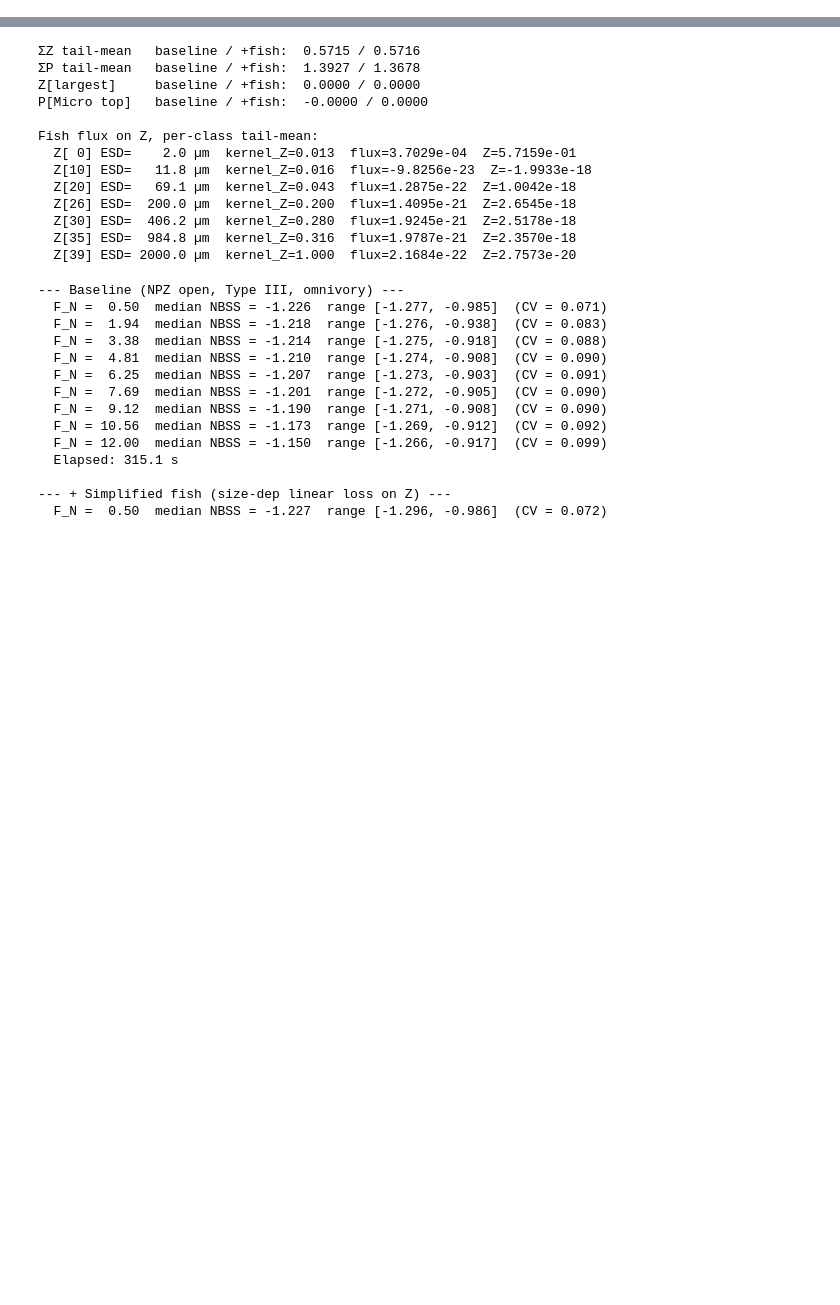
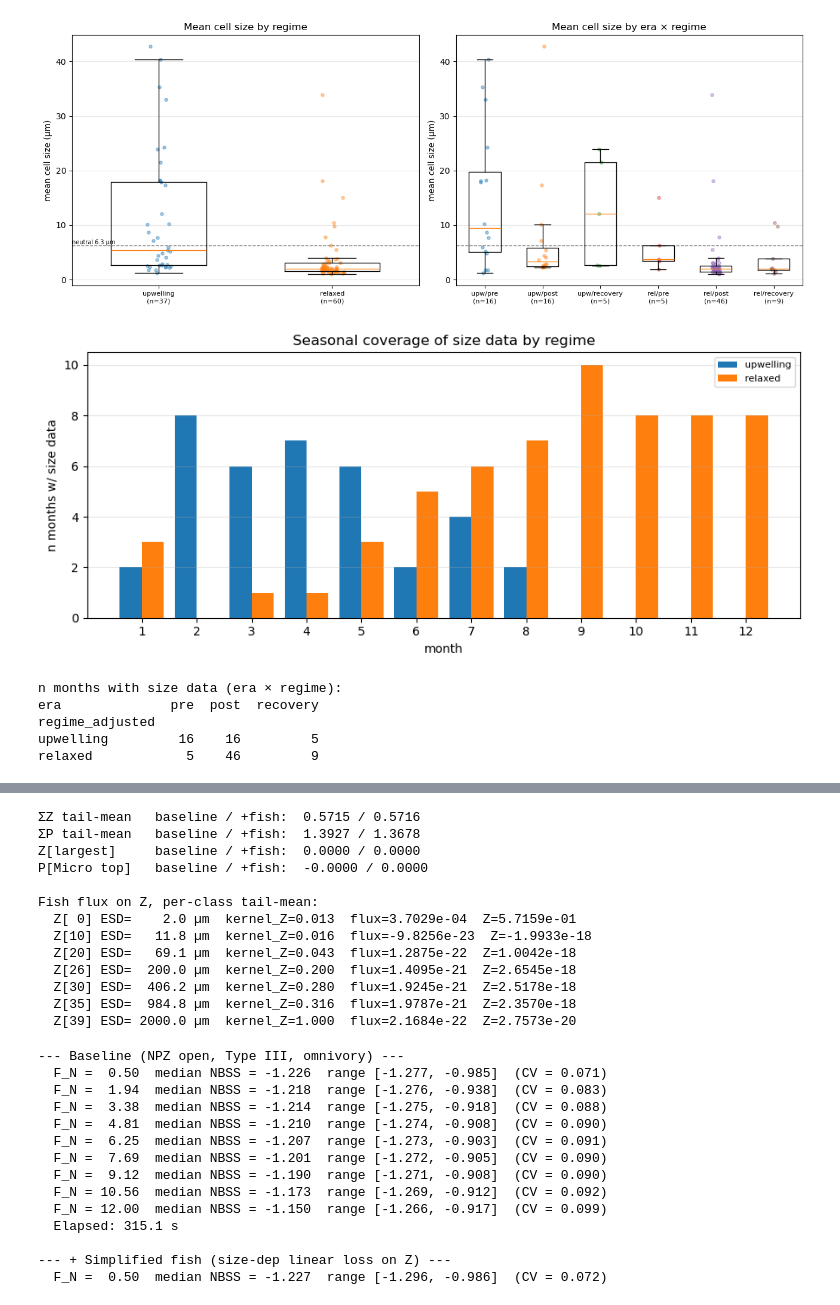
Before and after one commit to ben1post/SSMCariaco, a Jupyter notebook: plots/TestQuickPlots.ipynb, the cells around one changed output, grey strips where cells are left out. Drawn from its saved outputs; the diff is of its cells as text; code cells hidden in the pictures; blank space fills up the shorter version.

Commit message:
new obs plots

```diff
--- a/plots/TestQuickPlots.ipynb
+++ b/plots/TestQuickPlots.ipynb
@@ -111,0 +112,57 @@ recovery          14  -1.093 -1.051
+# %%
+import pandas as pd, numpy as np, matplotlib.pyplot as plt
+from cariaco_obs import DEFAULT_CSV_PATH
+
+df = pd.read_csv(DEFAULT_CSV_PATH)
+df['date'] = pd.to_datetime(df['date'])
+df['mean_cell_um'] = 10.0 ** df['size_centroid']
+df['era'] = np.where(df['date'] < '2005-01-01', 'pre',
+            np.where(df['date'] < '2014-01-01', 'post', 'recovery'))
+REG = ['upwelling', 'relaxed']
+d = df[df['regime_adjusted'].isin(REG)].copy()
+rng = np.random.RandomState(0)
+
+def boxstrip(ax, groups, labs, neutral=None):
+    pos = [i for i, v in enumerate(groups, 1) if len(v)]
+    vv  = [v for v in groups if len(v)]
+    if vv: ax.boxplot(vv, positions=pos, showfliers=False, widths=0.55)
+    for i, v in enumerate(groups, 1):
+        if len(v): ax.scatter(i + (rng.rand(len(v)) - .5) * .14, v, s=14, alpha=.4)
+    ax.set_xticks(range(1, len(groups) + 1)); ax.set_xticklabels(labs, fontsize=8)
+    if neutral is not None: ax.axhline(neutral, color='k', ls='--', lw=1, alpha=.5)
+    ax.grid(alpha=.3, axis='y')
+
+fig, ax = plt.subplots(1, 2, figsize=(13, 5))
+gv = [d.loc[d.regime_adjusted == r, 'mean_cell_um'].dropna().values for r in REG]
+boxstrip(ax[0], gv, [f"{r}\n(n={len(v)})" for r, v in zip(REG, gv)], neutral=10**0.80)
+ax[0].set_ylabel('mean cell size (µm)'); ax[0].set_title('Mean cell size by regime')
+ax[0].annotate('neutral 6.3 µm', (0.5, 10**0.80), fontsize=7, va='bottom')
+
+order = [(r, e) for r in REG for e in ['pre', 'post', 'recovery']]
+gv2 = [d[(d.regime_adjusted == r) & (d.era == e)]['mean_cell_um'].dropna().values for r, e in order]
+boxstrip(ax[1], gv2, [f"{r[:3]}/{e}\n(n={len(v)})" for (r, e), v in zip(order, gv2)], neutral=10**0.80)
+ax[1].set_ylabel('mean cell size (µm)'); ax[1].set_title('Mean cell size by era × regime')
+fig.tight_layout(); plt.show()
+
+# Seasonal coverage of size data by regime
+d['moy'] = d['date'].dt.month
+fig2, axc = plt.subplots(figsize=(9, 4))
+for off, r, c in [(-0.2, 'upwelling', 'C0'), (0.2, 'relaxed', 'C1')]:
+    cnt = (d[(d.regime_adjusted == r) & d.mean_cell_um.notna()]['moy']
+           .value_counts().reindex(range(1, 13), fill_value=0))
+    axc.bar(np.arange(1, 13) + off, cnt.values, width=0.4, label=r, color=c)
+axc.set_xticks(range(1, 13)); axc.set_xlabel('month'); axc.set_ylabel('n months w/ size data')
+axc.set_title('Seasonal coverage of size data by regime'); axc.legend(fontsize=8); axc.grid(alpha=.3, axis='y')
+fig2.tight_layout(); plt.show()
+
+print("n months with size data (era × regime):")
+print(d[d.mean_cell_um.notna()].groupby(['regime_adjusted', 'era']).size()
+      .unstack().reindex(REG)[['pre', 'post', 'recovery']].fillna(0).astype(int))
+# %% [output]
+[figure, added]
+[figure, added]
+n months with size data (era × regime):
+era              pre  post  recovery
+regime_adjusted
+upwelling         16    16         5
+relaxed            5    46         9
```
Also changed, not shown: parts of 17 cells of this notebook, 3 other files.
